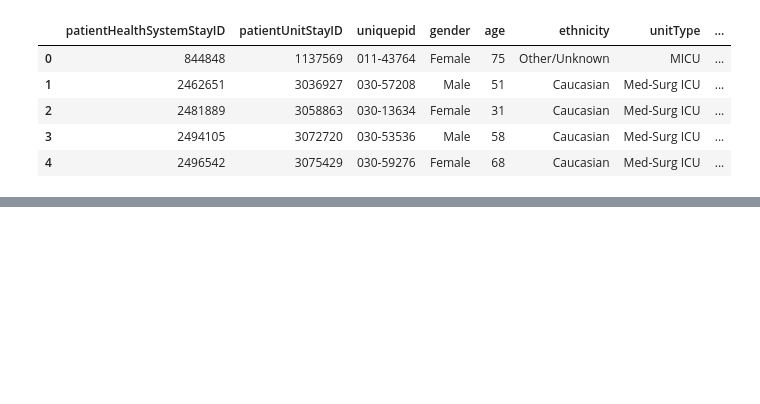
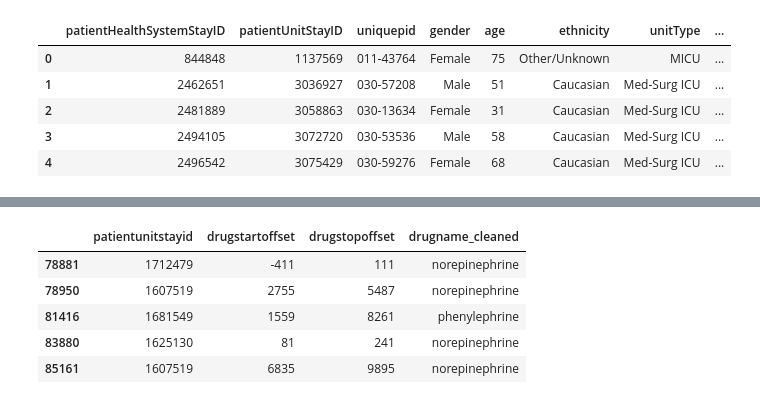
Before and after one commit to rmadushani/Three_vasopressor_problem, a Jupyter notebook: eICU/codes/eICU_Three_Vasopressors.ipynb, the cells around one changed output, grey strips where cells are left out. Drawn from its saved outputs; the diff is of its cells as text; code cells hidden in the pictures; blank space fills up the shorter version.

```diff
--- a/eICU/codes/eICU_Three_Vasopressors.ipynb
+++ b/eICU/codes/eICU_Three_Vasopressors.ipynb
@@ -56,0 +157,14 @@ patient_dat_new.head()
+# %%
+## Filter data by route of administration
+## Note that we selected these routes according to expert opinion after a thorough investigation of data
+roa_list = ['INTRAVEN.', 'INF', 'IV', 'IV CONT', 'Intravenous', 'IntraVENOUS', 'INTRAVENOU', 'IVDRIP',  'INTRAVEN',  'INTRAVENOUS CONTINUOUS', 'IV (intravenous)                                                                                    ', 'IV - continuous infusion (intravenous)                                                              ', 'INTRAVENOUS',  'IVPB',  'CENTRAL IV', 'PERIPH IV', 'Central Line',  'IV - continuous infusion (injection)                                                                ', 'INJ', 'Inj']
+
+med_vasp_dat_new = med_vasp_dat_new.loc[med_vasp_dat_new.routeadmin.isin(roa_list), ['patientunitstayid', 'drugstartoffset', 'drugstopoffset', 'drugname_cleaned']]
+med_vasp_dat_new.head()
+# %% [output]
+|  | patientunitstayid | drugstartoffset | drugstopoffset | drugname_cleaned |
+| 78881 | 1712479 | -411 | 111 | norepinephrine |
+| 78950 | 1607519 | 2755 | 5487 | norepinephrine |
+| 81416 | 1681549 | 1559 | 8261 | phenylephrine |
+| 83880 | 1625130 | 81 | 241 | norepinephrine |
+| 85161 | 1607519 | 6835 | 9895 | norepinephrine |
```
Also changed, not shown: parts of 5 cells of this notebook.
